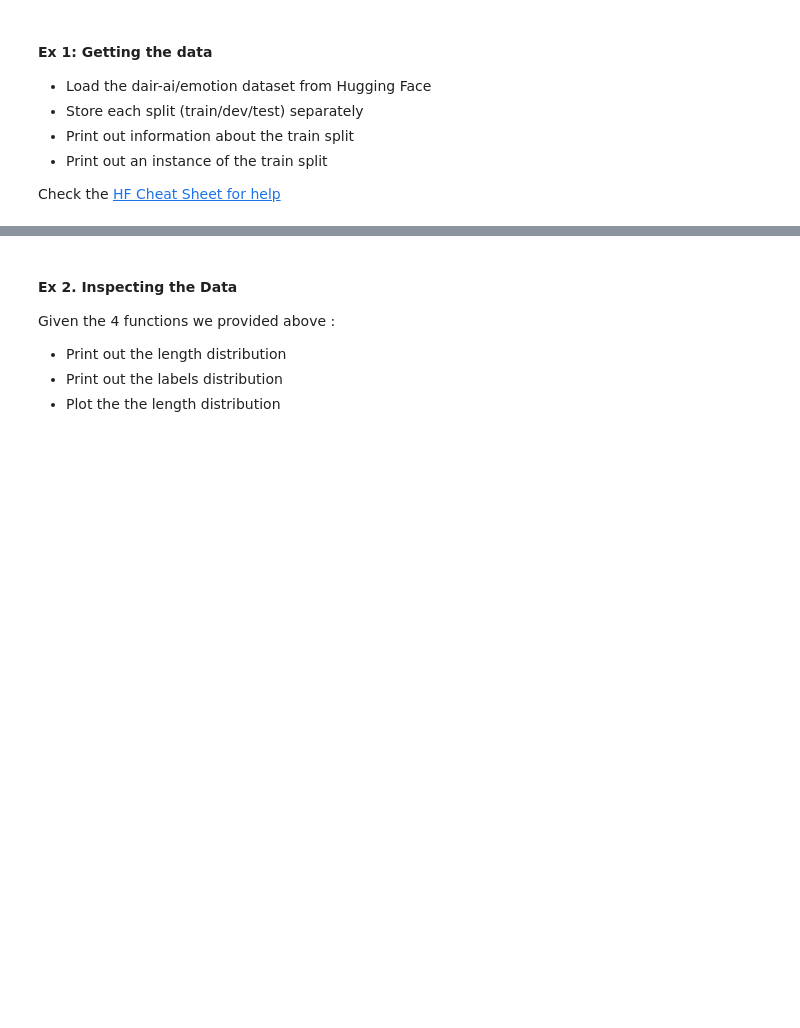
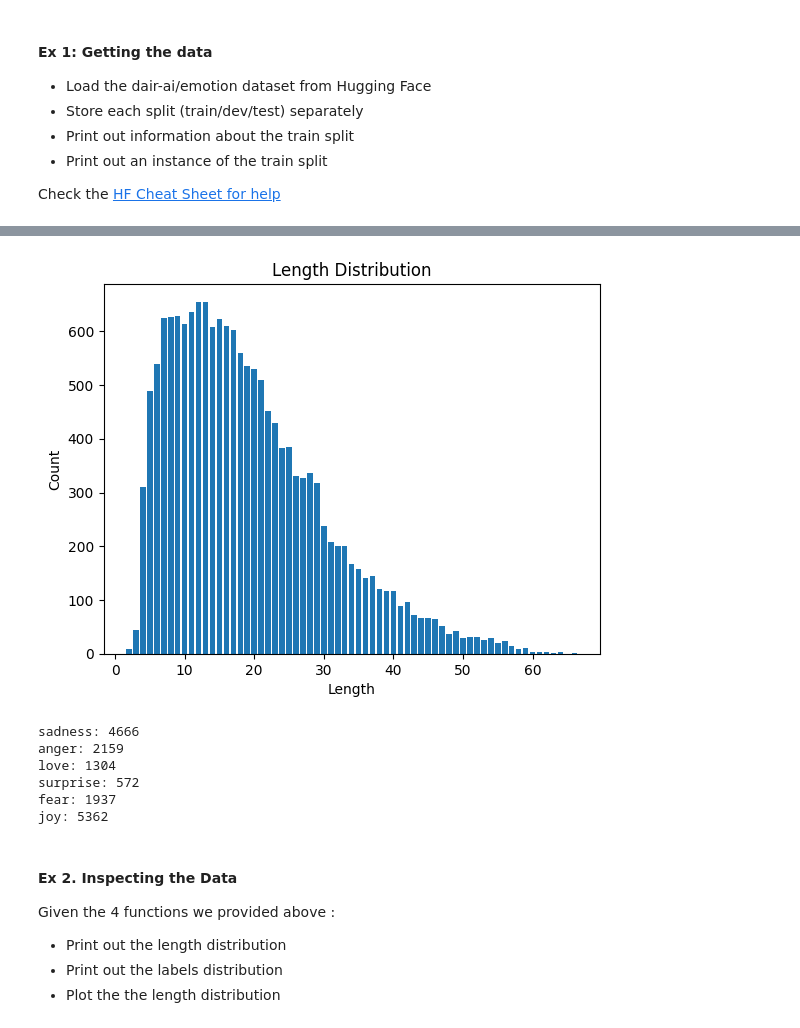
Before and after one commit to it-is-helga/m1-data-science-2025, a Jupyter notebook: class15/01X_classification.ipynb, the cells around one changed output, grey strips where cells are left out. Drawn from its saved outputs; the diff is of its cells as text; code cells hidden in the pictures; blank space fills up the shorter version.

```diff
--- a/class15/01X_classification.ipynb
+++ b/class15/01X_classification.ipynb
@@ -115,0 +113,15 @@ from datasets import load_dataset
+# %%
+from datasets import load_dataset
+
+## YOUR CODE HERE ##
+dset = load_dataset("dair-ai/emotion")
+
+train_data = dset["train"]
+dev_data = dset["validation"]
+test_data = dset["test"]
+
+print("Train split info:")
+print(train_data)
+
+print("\nExample instance from train split:")
+print(train_data[0])
@@ -151,6 +172,19 @@ def plot_length_distribution(lengths):
     plt.ylabel('Count')
     plt.title('Length Distribution')
     plt.show()
+# %%
+plot_length_distribution(length_distribution(train_data, print=False))
+# %% [output]
+[figure, added]
+# %%
+print_distribution(label_distribution(train_data, print=False), is_length=False)
+# %% [output]
+sadness: 4666
+anger: 2159
+love: 1304
+surprise: 572
+fear: 1937
+joy: 5362
 # %% [markdown]
 #### Ex 2. Inspecting the Data
 Given the 4 functions we provided above :
```
Also changed, not shown: parts of 24 cells of this notebook, 2 other files.
